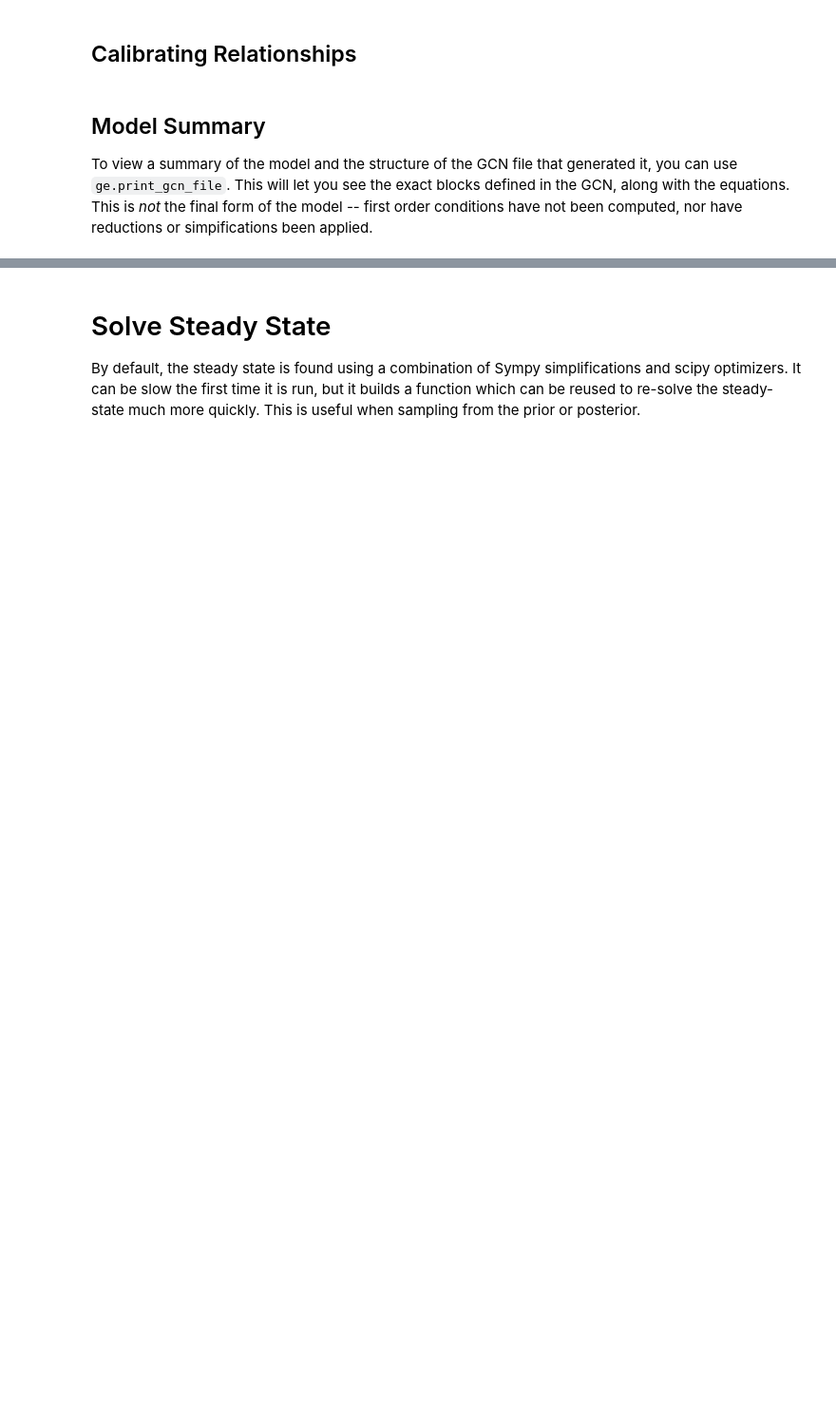
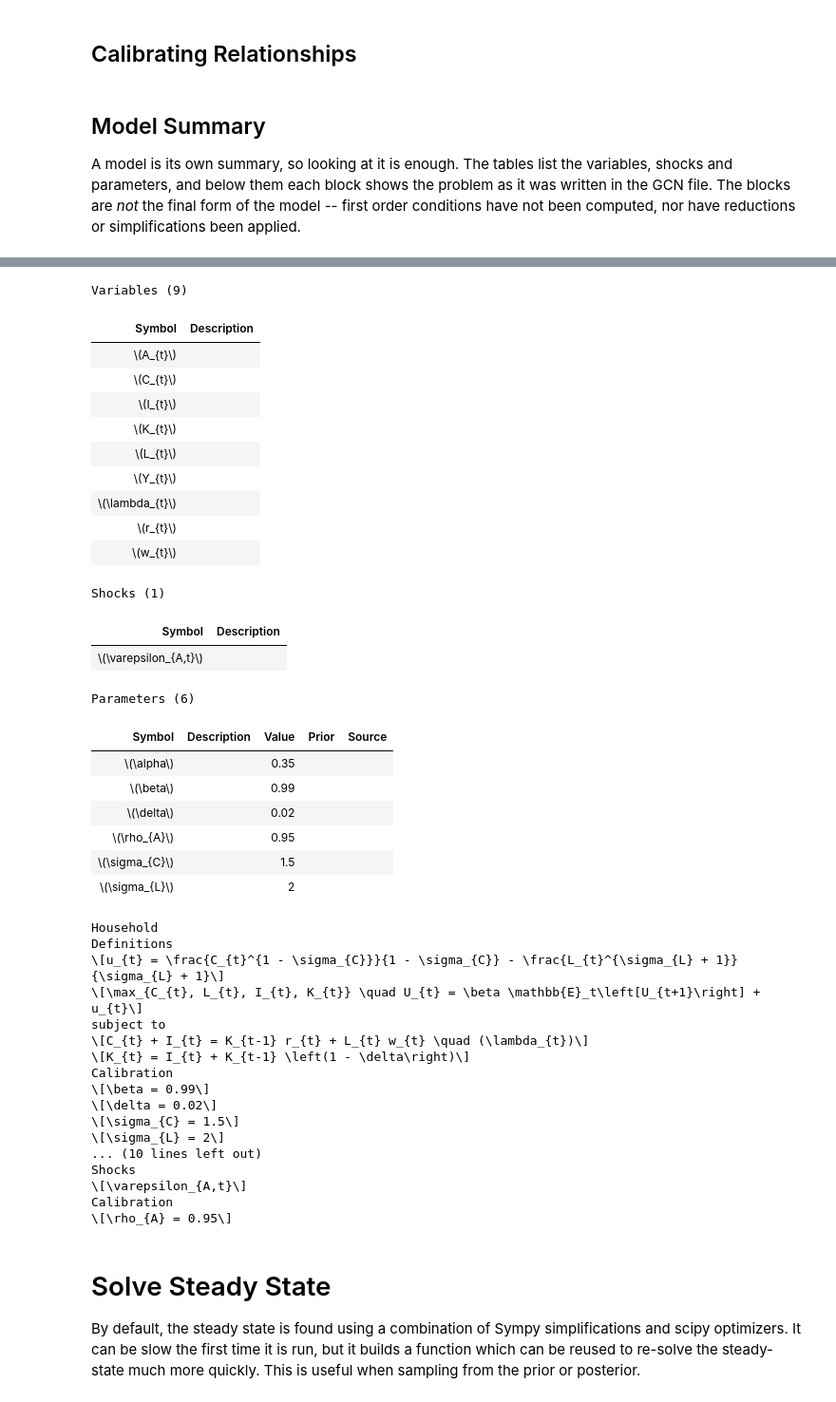
Before and after one commit to jessegrabowski/gEconpy, a Jupyter notebook: notebooks/introductory/introduction_to_geconpy.ipynb, the cells around one changed output, grey strips where cells are left out. Shown at 95% size. Drawn from its saved outputs; the diff is of its cells as text; code cells hidden in the pictures; blank space fills up the shorter version.

```diff
--- a/notebooks/introductory/introduction_to_geconpy.ipynb
+++ b/notebooks/introductory/introduction_to_geconpy.ipynb
@@ -60,7 +60,7 @@ for eq in model.calibrated_params:
 # %% [markdown]
 ## Model Summary
 
-To view a summary of the model and the structure of the GCN file that generated it, you can use `ge.print_gcn_file`. This will let you see the exact blocks defined in the GCN, along with the equations. This is *not* the final form of the model -- first order conditions have not been computed, nor have reductions or simpifications been applied.
+A model is its own summary, so looking at it is enough. The tables list the variables, shocks and parameters, and below them each block shows the problem as it was written in the GCN file. The blocks are *not* the final form of the model -- first order conditions have not been computed, nor have reductions or simplifications been applied.
 # %%
-ge.print_gcn_file(file_path)
+model
 # %% [output]
@@ -68,3 +67,42 @@ ge.print_gcn_file(file_path)
+Variables (9)
+| Symbol | Description |
+| \(A_{t}\) |  |
+| \(C_{t}\) |  |
+| \(I_{t}\) |  |
+| \(K_{t}\) |  |
+| \(L_{t}\) |  |
+| \(Y_{t}\) |  |
+| \(\lambda_{t}\) |  |
+| \(r_{t}\) |  |
+| \(w_{t}\) |  |
+Shocks (1)
+| Symbol | Description |
+| \(\varepsilon_{A,t}\) |  |
+Parameters (6)
+| Symbol | Description | Value | Prior | Source |
+| \(\alpha\) |  | 0.35 |  |  |
+| \(\beta\) |  | 0.99 |  |  |
+| \(\delta\) |  | 0.02 |  |  |
+| \(\rho_{A}\) |  | 0.95 |  |  |
+| \(\sigma_{C}\) |  | 1.5 |  |  |
+| \(\sigma_{L}\) |  | 2 |  |  |
+Household
+Definitions
+\[u_{t} = \frac{C_{t}^{1 - \sigma_{C}}}{1 - \sigma_{C}} - \frac{L_{t}^{\sigma_{L} + 1}}{\sigma_{L} + 1}\]
+\[\max_{C_{t}, L_{t}, I_{t}, K_{t}} \quad U_{t} = \beta \mathbb{E}_t\left[U_{t+1}\right] + u_{t}\]
+subject to
+\[C_{t} + I_{t} = K_{t-1} r_{t} + L_{t} w_{t} \quad (\lambda_{t})\]
+\[K_{t} = I_{t} + K_{t-1} \left(1 - \delta\right)\]
+Calibration
+\[\beta = 0.99\]
+\[\delta = 0.02\]
+\[\sigma_{C} = 1.5\]
+\[\sigma_{L} = 2\]
+... (10 lines left out)
+Shocks
+\[\varepsilon_{A,t}\]
+Calibration
+\[\rho_{A} = 0.95\]
 # %% [markdown]
 # Solve Steady State
 
```
Also changed, not shown: parts of 18 cells of this notebook, 20 other files.
